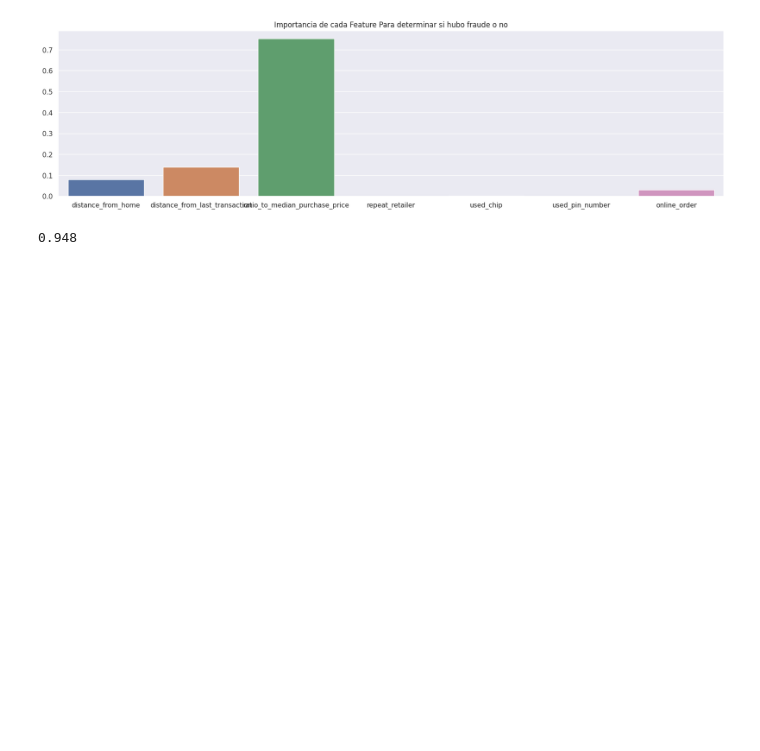
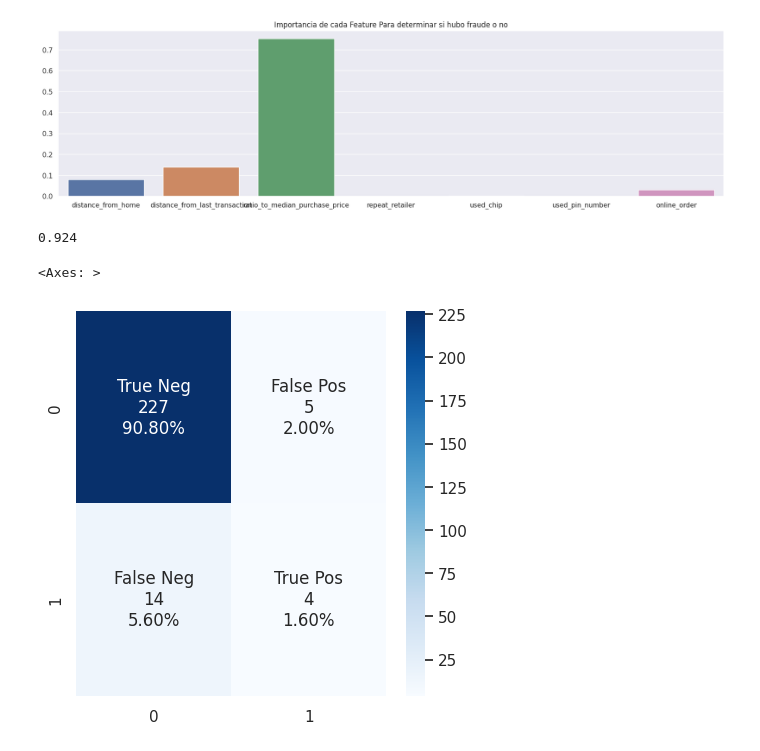
Before and after one commit to cvidalsastre/tp-grupal-3-marias, a Jupyter notebook: credit_card_fraud.ipynb, the cells around one changed output. Cells and saved outputs as stored; diff of their text form; code cells hidden in the pictures; blank space fills up the shorter version.

```diff
--- a/credit_card_fraud.ipynb
+++ b/credit_card_fraud.ipynb
@@ -107,5 +110,5 @@ param_grid = {
 }
 
 clf = GridSearchCV(estimator=arbol,param_grid=param_grid,scoring='accuracy')
-clf.fit(X_train,y_train)
+clf.fit(X_sample_train,y_sample_train)
 # %% [output]
@@ -130,8 +154,24 @@ plt.show()
 # %%
 # Mejores hiperparametros obtenidos del cros validation utilizando un sample de 10000 instancias
 # 'max_depth': 7, 'max_features': 1, 'min_samples_leaf': 10, 'min_samples_split': 40}
-clf = DecisionTreeClassifier(max_depth=7,max_features=1,min_samples_leaf=10,min_samples_split=40)
-clf.fit(X_train,y_train)
-clf.score(X_test,y_test)
+clf2 = DecisionTreeClassifier(max_depth=7,max_features=1,min_samples_leaf=10,min_samples_split=40)
+clf2.fit(X_train,y_train)
+clf2.score(X_test,y_test)
 # %% [output]
-0.948
+0.924
+# %%
+sns.set(rc={'figure.figsize':(5,5)})
+y_pred_arbol = clf2.predict(X_test)
+cf_matrix = confusion_matrix(y_test, y_pred_arbol)
+group_names = ['True Neg','False Pos','False Neg','True Pos']
+group_counts = ['{0:0.0f}'.format(value) for value in
+                cf_matrix.flatten()]
+group_percentages = ['{0:.2%}'.format(value) for value in
+                     cf_matrix.flatten()/np.sum(cf_matrix)]
+labels = [f'{v1}\n{v2}\n{v3}' for v1, v2, v3 in
+          zip(group_names,group_counts,group_percentages)]
+labels = np.asarray(labels).reshape(2,2)
+sns.heatmap(cf_matrix, annot=labels, fmt='', cmap='Blues')
+# %% [output]
+<Axes: >
+[figure, added]
```
Also changed, not shown: parts of 4 cells of this notebook.
